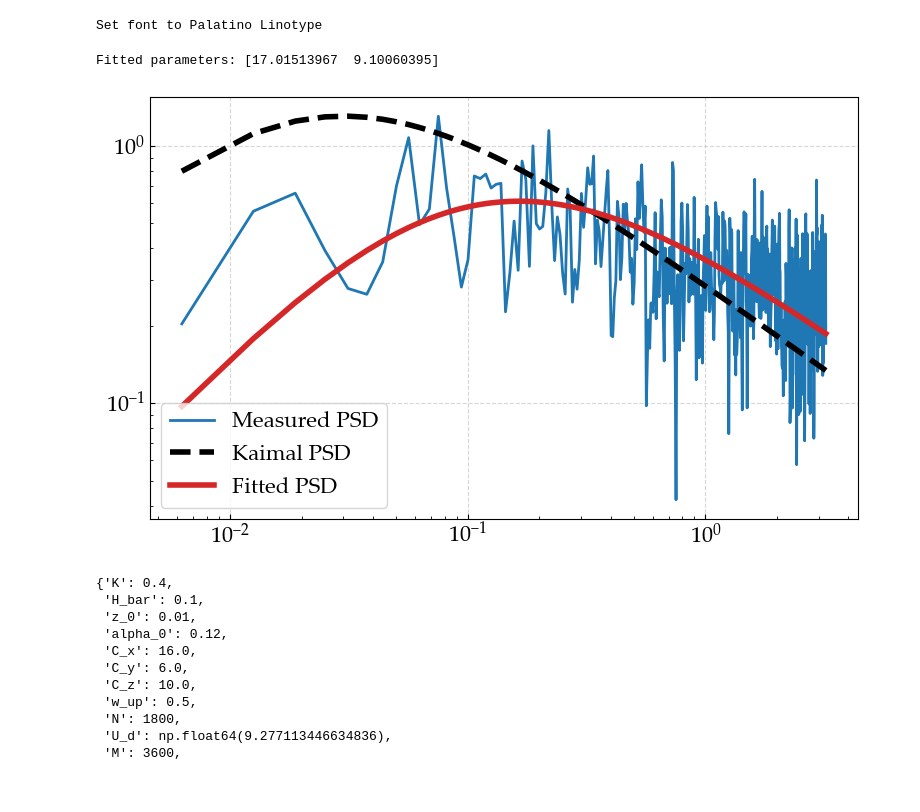
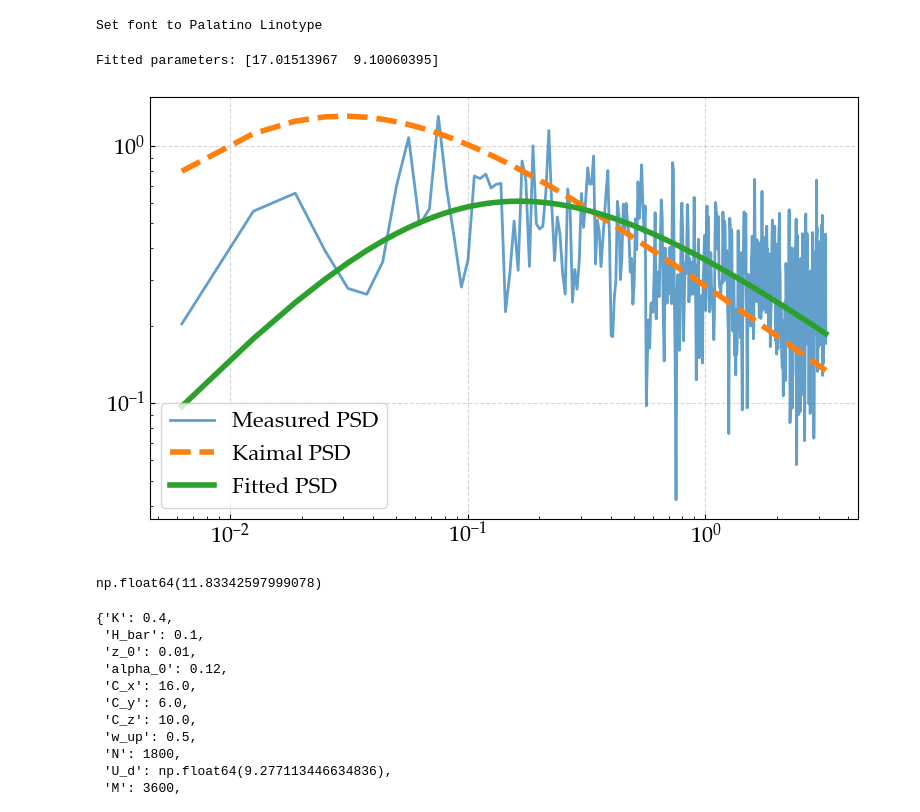
Before and after one commit to NanxiiChen/wind-simulation-GPU, a Jupyter notebook: examples/simulate_bridge_wind_customized_psd.ipynb, the cells around one changed output. Cells and saved outputs as stored; diff of their text form; code cells hidden in the pictures.

```diff
--- a/examples/simulate_bridge_wind_customized_psd.ipynb
+++ b/examples/simulate_bridge_wind_customized_psd.ipynb
@@ -94,30 +94,34 @@ reference_psd = 200 * f / (1 + 50 * f)**(5/3) * u_star**2 / frequencies
 # %%
 from scipy.optimize import curve_fit
 
 normed_f = frequencies * z / u_bar
 normed_psd = psd * frequencies / u_star**2
 
 def func(f, a, b):
     return a * f / (1 + b * f)**(5/3)
 
 popt, pcov = curve_fit(func, normed_f, normed_psd)
 fitted_psd = func(normed_f, *popt)
 
 
 fig, ax = plt.subplots(1, 1, figsize=(8, 5))
-ax.loglog(frequencies*z/u_bar, psd*frequencies/u_star**2, label="Measured PSD", lw=2)
-ax.loglog(frequencies*z/u_bar, reference_psd*frequencies/u_star**2, label="Kaimal PSD", lw=4, color="black", ls="--")
-ax.loglog(normed_f, fitted_psd, label="Fitted PSD", lw=4, color="C3")
+ax.loglog(frequencies*z/u_bar, psd*frequencies/u_star**2, label="Measured PSD", lw=2, alpha=0.7,)
+ax.loglog(frequencies*z/u_bar, reference_psd*frequencies/u_star**2, label="Kaimal PSD", lw=4,  ls="--")
+ax.loglog(normed_f, fitted_psd, label="Fitted PSD", lw=4, )
 ax.legend(loc="lower left",)
 fig.tight_layout()
 fig.savefig("./img/bridge_wind_fitted_psd.png", dpi=300, bbox_inches="tight")
 fig.savefig("./img/bridge_wind_fitted_psd.pdf", bbox_inches="tight")
 
 print("Fitted parameters:", popt)
 a, b = popt
 # %% [output]
 Fitted parameters: [17.01513967  9.10060395]
-[figure, old version]
+[figure, new version]
+# %%
+u_bar
+# %% [output]
+np.float64(11.83342597999078)
 # %%
 from stochastic_wind_simulate.jax_backend.psd import WindSpectrumNonDimensional
 
```
Also changed, not shown: parts of 2 cells of this notebook, 15 other files.
